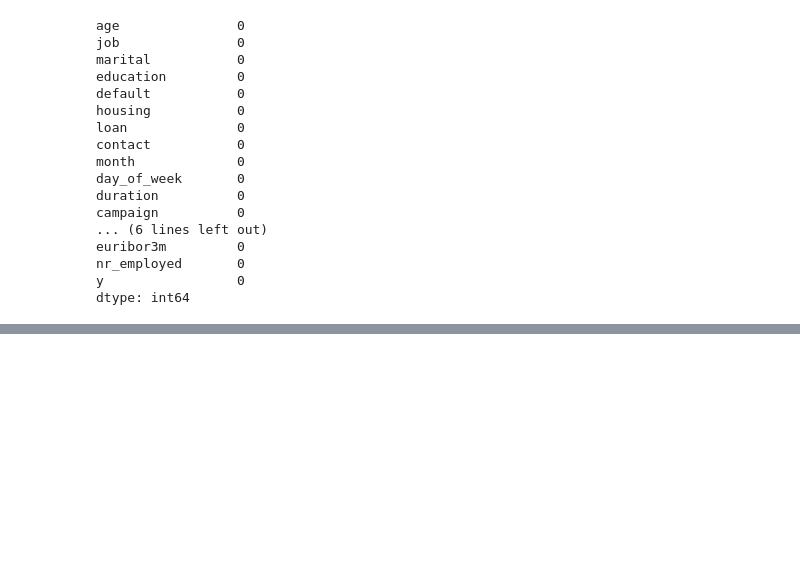
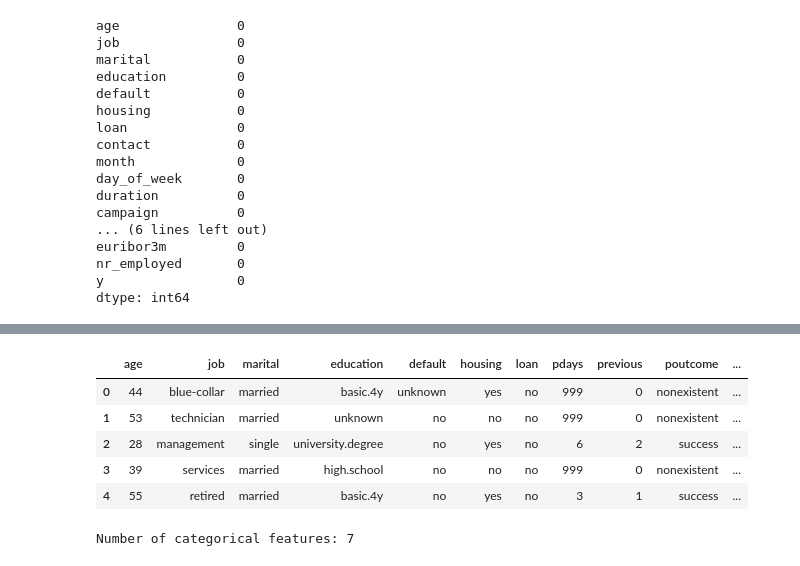
Before and after one commit to avgupt/DMG-Assignments, a Jupyter notebook: Assignment-1/code/dataset3.ipynb, the cells around one changed output, grey strips where cells are left out. Cells and saved outputs as stored; diff of their text form; code cells hidden in the pictures; blank space fills up the shorter version.

```diff
--- a/Assignment-1/code/dataset3.ipynb
+++ b/Assignment-1/code/dataset3.ipynb
@@ -81,0 +90,16 @@ The histogram for column loan
+# %%
+data3Final = data3.drop(['contact', 'month', 'day_of_week', 'duration', 'campaign'], axis=1)
+data3Final.head()
+# %% [output]
+|  | age | job | marital | education | default | housing | loan | pdays | previous | poutcome | ... |
+| 0 | 44 | blue-collar | married | basic.4y | unknown | yes | no | 999 | 0 | nonexistent | ... |
+| 1 | 53 | technician | married | unknown | no | no | no | 999 | 0 | nonexistent | ... |
+| 2 | 28 | management | single | university.degree | no | yes | no | 6 | 2 | success | ... |
+| 3 | 39 | services | married | high.school | no | no | no | 999 | 0 | nonexistent | ... |
+| 4 | 55 | retired | married | basic.4y | no | yes | no | 3 | 1 | success | ... |
+# %%
+cat = data3Final.select_dtypes(exclude=['int', 'float']).columns
+CatVar = data3Final[cat]
+print('Number of categorical features:', len(cat))
+# %% [output]
+Number of categorical features: 7
```
Also changed, not shown: parts of 13 cells of this notebook, 2 other files.
